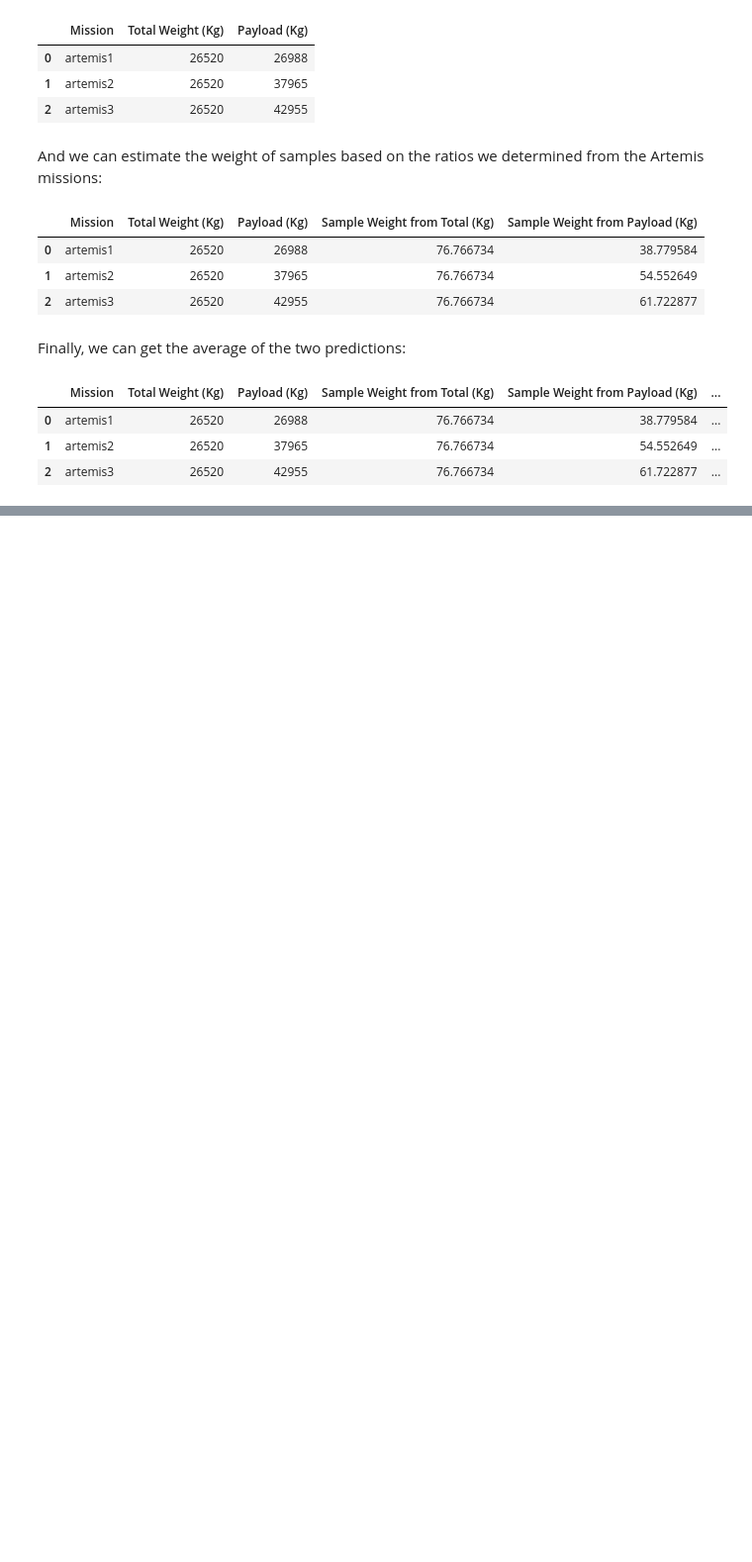
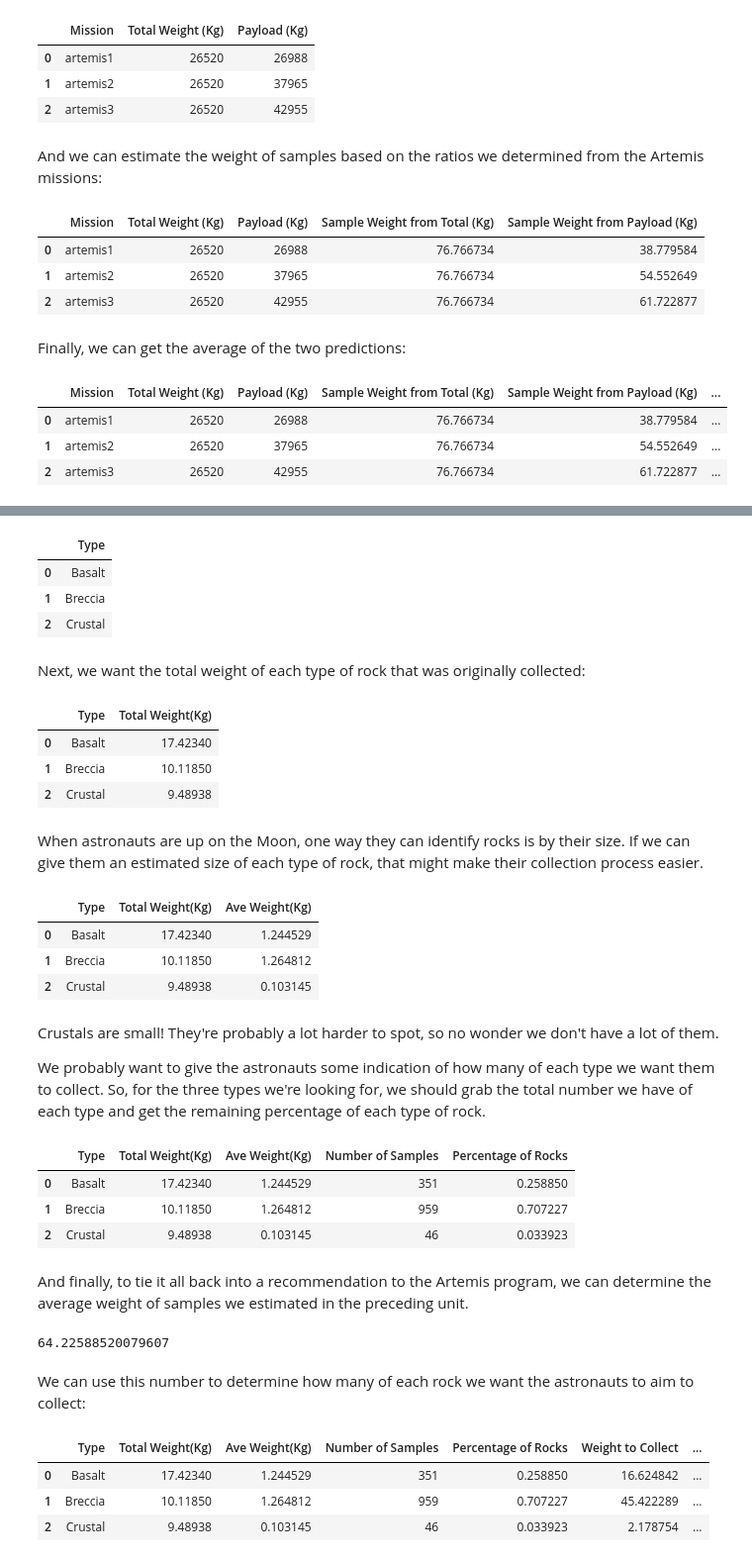
Before and after one commit to rkammer/OverTheMoon, a Jupyter notebook: SampleReturn/sample-return.ipynb, the cells around one changed output, grey strips where cells are left out. Shown at 99% size. Cells and saved outputs as stored; diff of their text form; code cells hidden in the pictures; blank space fills up the shorter version.

```diff
--- a/SampleReturn/sample-return.ipynb
+++ b/SampleReturn/sample-return.ipynb
@@ -318,0 +476,72 @@ artemis_mission
+# %%
+needed_samples_overview = pd.DataFrame();
+needed_samples_overview['Type'] = needed_samples.Type.unique()
+needed_samples_overview
+# %% [output]
+|  | Type |
+| 0 | Basalt |
+| 1 | Breccia |
+| 2 | Crustal |
+# %% [markdown]
+Next, we want the total weight of each type of rock that was originally collected:
+# %%
+# needed_samples.info()
+needed_samples_weight = needed_samples.groupby('Type')['Weight(Kg)'].sum().reset_index()
+needed_samples_overview = pd.merge(needed_samples_overview, needed_samples_weight, on='Type')
+needed_samples_overview.rename(columns={'Weight(Kg)' : 'Total Weight(Kg)'}, inplace=True)
+
+needed_samples_overview
+# %% [output]
+|  | Type | Total Weight(Kg) |
+| 0 | Basalt | 17.42340 |
+| 1 | Breccia | 10.11850 |
+| 2 | Crustal | 9.48938 |
+# %% [markdown]
+When astronauts are up on the Moon, one way they can identify rocks is by their size. If we can give them an estimated size of each type of rock, that might make their collection process easier.
+# %%
+needed_samples_ave_weights = needed_samples.groupby('Type')['Weight(Kg)'].mean().reset_index()
+needed_samples_overview = pd.merge(needed_samples_overview, needed_samples_ave_weights, on='Type')
+needed_samples_overview.rename(columns={'Weight(Kg)' : 'Ave Weight(Kg)'}, inplace=True)
+needed_samples_overview
+# %% [output]
+|  | Type | Total Weight(Kg) | Ave Weight(Kg) |
+| 0 | Basalt | 17.42340 | 1.244529 |
+| 1 | Breccia | 10.11850 | 1.264812 |
+| 2 | Crustal | 9.48938 | 0.103145 |
+# %% [markdown]
+Crustals are small! They're probably a lot harder to spot, so no wonder we don't have a lot of them.
+
+We probably want to give the astronauts some indication of how many of each type we want them to collect. So, for the three types we're looking for, we should grab the total number we have of each type and get the remaining percentage of each type of rock.
+# %%
+total_rock_count = rock_samples.groupby('Type')['ID'].count().reset_index()
+needed_samples_overview = pd.merge(needed_samples_overview, total_rock_count, on='Type')
+needed_samples_overview.rename(columns={'ID':'Number of Samples'}, inplace=True)
+total_rocks = needed_samples_overview['Number of Samples'].sum()
+needed_samples_overview['Percentage of Rocks'] = needed_samples_overview['Number of Samples'] / total_rocks
+
+needed_samples_overview
+# %% [output]
+|  | Type | Total Weight(Kg) | Ave Weight(Kg) | Number of Samples | Percentage of Rocks |
+| 0 | Basalt | 17.42340 | 1.244529 | 351 | 0.258850 |
+| 1 | Breccia | 10.11850 | 1.264812 | 959 | 0.707227 |
+| 2 | Crustal | 9.48938 | 0.103145 | 46 | 0.033923 |
+# %% [markdown]
+And finally, to tie it all back into a recommendation to the Artemis program, we can determine the average weight of samples we estimated in the preceding unit.
+# %%
+artemis_ave_weight = artemis_mission['Estimated Sample Weight (Kg)'].mean()
+artemis_ave_weight
+# %% [output]
+64.22588520079607
+# %% [markdown]
+We can use this number to determine how many of each rock we want the astronauts to aim to collect:
+# %%
+needed_samples_overview['Weight to Collect'] = needed_samples_overview['Percentage of Rocks'] * artemis_ave_weight
+
+needed_samples_overview['Rocks to Collect'] = needed_samples_overview['Weight to Collect'] / needed_samples_overview['Ave Weight(Kg)']
+
+needed_samples_overview
+# %% [output]
+|  | Type | Total Weight(Kg) | Ave Weight(Kg) | Number of Samples | Percentage of Rocks | Weight to Collect | ... |
+| 0 | Basalt | 17.42340 | 1.244529 | 351 | 0.258850 | 16.624842 | ... |
+| 1 | Breccia | 10.11850 | 1.264812 | 959 | 0.707227 | 45.422289 | ... |
+| 2 | Crustal | 9.48938 | 0.103145 | 46 | 0.033923 | 2.178754 | ... |
```
Also changed, not shown: parts of 21 cells of this notebook, 6 other files.
